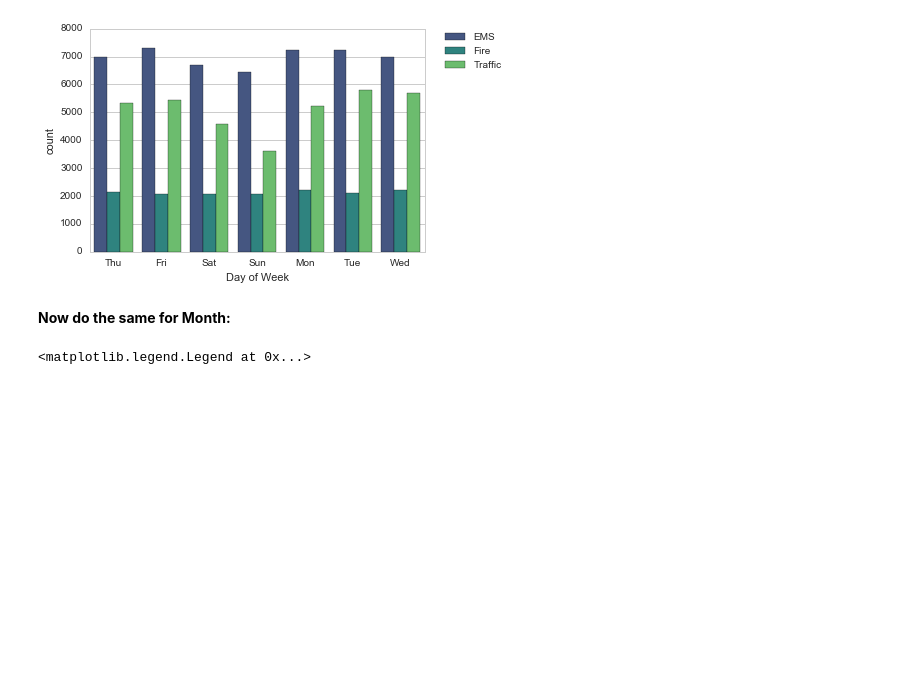
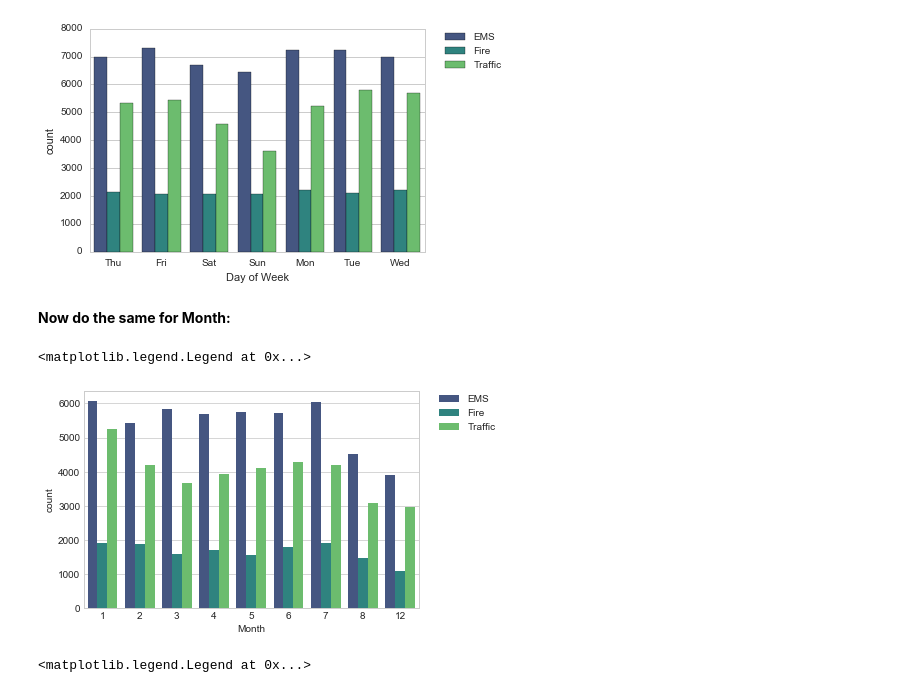
Before and after one commit to AnmolTomer/ml_bootcamp_udemy, a Jupyter notebook: 13. Data Capstone Project/911 Calls Data Capstone Project .ipynb, the cells around one changed output. Cells and saved outputs as stored; diff of their text form; code cells hidden in the pictures; blank space fills up the shorter version.

```diff
--- a/13. Data Capstone Project/911 Calls Data Capstone Project .ipynb
+++ b/13. Data Capstone Project/911 Calls Data Capstone Project .ipynb
@@ -286,6 +286,13 @@ plt.legend(bbox_to_anchor=(1.05, 1), loc=2, borderaxespad=0.)
 [figure]
 # %% [markdown]
 **Now do the same for Month:**
+# %%
+sns.countplot(data=df,x='Month',hue='Reason',palette='viridis')
+# To relocate the legend
+plt.legend(bbox_to_anchor=(1.05, 1), loc=2, borderaxespad=0.)
+# %% [output]
+<matplotlib.legend.Legend at 0x...>
+[figure, added]
 # %%
 # %% [output]
 <matplotlib.legend.Legend at 0x...>
```
Also changed, not shown: parts of 16 cells of this notebook.
